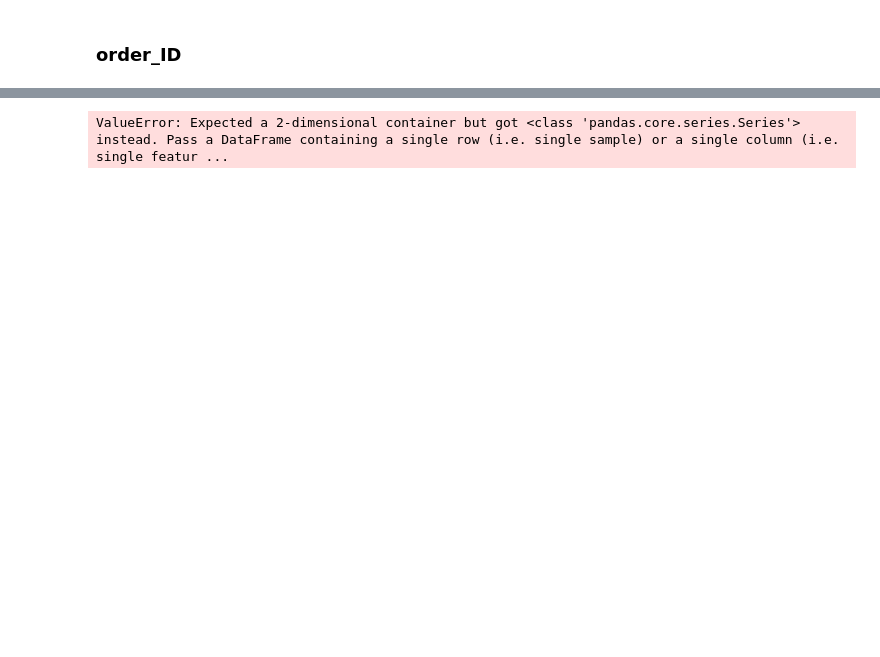
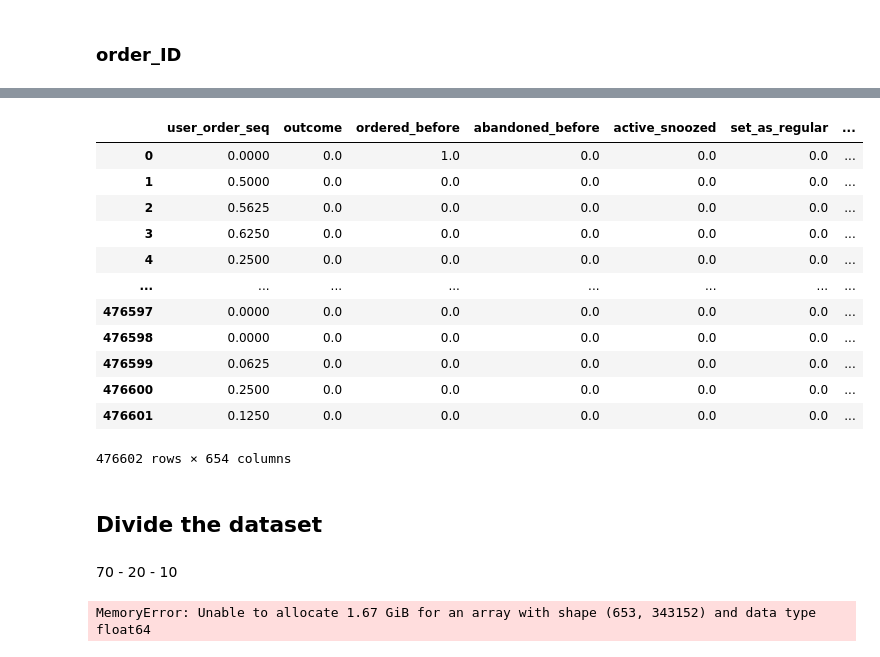
Before and after one commit to MaickMos/data_science_applied, a Jupyter notebook: model_regresion_lineal_feature_frame/MVP_Push_Notifications.ipynb, the cells around one changed output, grey strips where cells are left out. Cells and saved outputs as stored; diff of their text form; code cells hidden in the pictures; blank space fills up the shorter version.

Commit message:
sesion train 2

```diff
--- a/model_regresion_lineal_feature_frame/MVP_Push_Notifications.ipynb
+++ b/model_regresion_lineal_feature_frame/MVP_Push_Notifications.ipynb
@@ -124,5 +98,19 @@ feature_frame['order_id_2'] = feature_frame.order_id.map(counts)
 # %%
 scaler = MinMaxScaler()
-dsf = scaler.fit_transform(feature_frame['order_id_2'])
+feature_frame_normalized = scaler.fit_transform(feature_frame)
+feature_frame_normalized = pd.DataFrame(feature_frame_normalized, columns=feature_frame.columns)
+feature_frame_normalized
 # %% [output]
+|  | user_order_seq | outcome | ordered_before | abandoned_before | active_snoozed | set_as_regular | ... |
+| 0 | 0.0000 | 0.0 | 1.0 | 0.0 | 0.0 | 0.0 | ... |
+| 1 | 0.5000 | 0.0 | 0.0 | 0.0 | 0.0 | 0.0 | ... |
+| 2 | 0.5625 | 0.0 | 0.0 | 0.0 | 0.0 | 0.0 | ... |
+| 3 | 0.6250 | 0.0 | 0.0 | 0.0 | 0.0 | 0.0 | ... |
+| 4 | 0.2500 | 0.0 | 0.0 | 0.0 | 0.0 | 0.0 | ... |
+| ... | ... | ... | ... | ... | ... | ... | ... |
+| 476597 | 0.0000 | 0.0 | 0.0 | 0.0 | 0.0 | 0.0 | ... |
+| 476598 | 0.0000 | 0.0 | 0.0 | 0.0 | 0.0 | 0.0 | ... |
+| 476599 | 0.0625 | 0.0 | 0.0 | 0.0 | 0.0 | 0.0 | ... |
+| 476600 | 0.2500 | 0.0 | 0.0 | 0.0 | 0.0 | 0.0 | ... |
+| 476601 | 0.1250 | 0.0 | 0.0 | 0.0 | 0.0 | 0.0 | ... |
-ValueError: Expected a 2-dimensional container but got <class 'pandas.core.series.Series'> instead. Pass a DataFrame containing a single row (i.e. single sample) or a single column (i.e. single featur ...
+476602 rows × 654 columns
@@ -130,0 +117,4 @@ feature_frame['order_id_2'].reset_index()
+# %% [markdown]
+## Divide the dataset
+# %% [markdown]
+70 - 20 - 10
@@ -130,0 +124,12 @@ feature_frame['order_id_2'].reset_index()
+# %%
+
+X_train, X_test, y_train, y_test = train_test_split(x, y, test_size=0.1, stratify=y, random_state=42)
+
+X_train, X_valid, y_train, y_valid = train_test_split(X_train, y_train, test_size=0.20, stratify=y_train, random_state=42)
+
+
+print(f"Train: {len(X_train)} ")
+print(f"Valid: {len(X_valid)} ")
+print(f"Test: {len(X_test)} ")
+# %% [output]
+MemoryError: Unable to allocate 1.67 GiB for an array with shape (653, 343152) and data type float64
```
Also changed, not shown: parts of 20 cells of this notebook.
